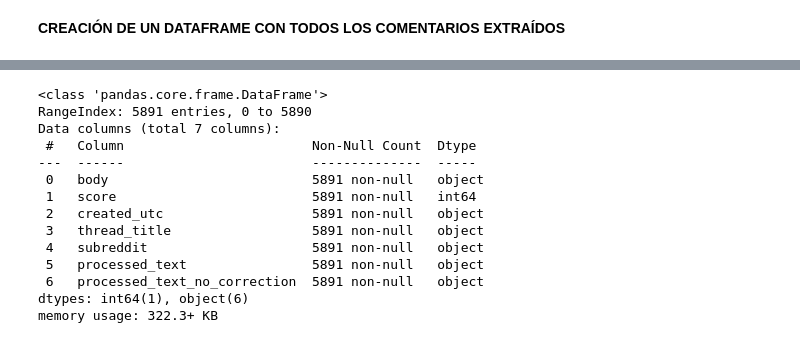
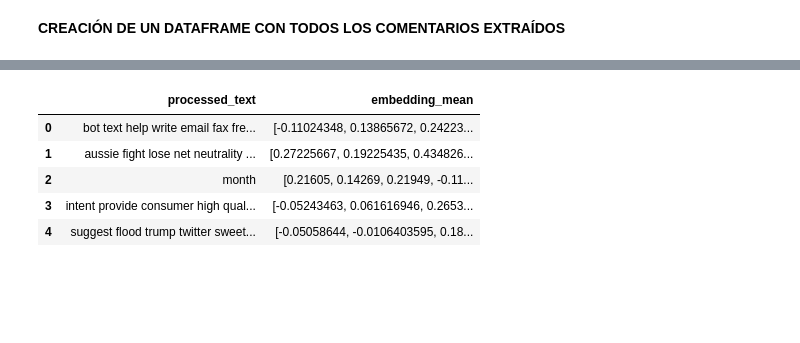
Before and after one commit to rubengilmartinez/NLP-Reddit-Project, a Jupyter notebook: NLP_application.ipynb, the cells around one changed output, grey strips where cells are left out. Drawn from its saved outputs; the diff is of its cells as text; code cells hidden in the pictures; blank space fills up the shorter version.

```diff
--- a/NLP_application.ipynb
+++ b/NLP_application.ipynb
@@ -356,19 +350,2 @@ The biggest enemy of Hamas, as an authoritarian political organization, isn't Is
-# %%
-df_comments.info()
-# %% [output]
-<class 'pandas.core.frame.DataFrame'>
-RangeIndex: 5891 entries, 0 to 5890
-Data columns (total 7 columns):
- #   Column                        Non-Null Count  Dtype
----  ------                        --------------  -----
- 0   body                          5891 non-null   object
- 1   score                         5891 non-null   int64
- 2   created_utc                   5891 non-null   object
- 3   thread_title                  5891 non-null   object
- 4   subreddit                     5891 non-null   object
- 5   processed_text                5891 non-null   object
- 6   processed_text_no_correction  5891 non-null   object
-dtypes: int64(1), object(6)
-memory usage: 322.3+ KB
 # %%
 df_comments.to_csv('datasets/comments_data.csv', index=False, header=True, encoding='utf-8')
@@ -374,0 +355,21 @@ df_comments.to_csv('datasets/comments_data.csv', index=False, header=True, encod
+# %%
+# Función para obtener el promedio de embeddings de las palabras del texto
+def get_mean_embedding(text):
+    vectors = [model[word] for word in text.split() if word in model]
+    if vectors:
+        return np.mean(vectors, axis=0)
+    else:
+        return np.nan  # o np.zeros(50) si prefieres un vector nulo
+
+# Aplicamos la función a la columna del DataFrame
+df_comments["embedding_mean"] = df_comments["processed_text"].apply(get_mean_embedding)
+
+# Mostramos los primeros resultados
+df_comments[["processed_text", "embedding_mean"]].head()
+# %% [output]
+|  | processed_text | embedding_mean |
+| 0 | bot text help write email fax fre... | [-0.11024348, 0.13865672, 0.24223... |
+| 1 | aussie fight lose net neutrality ... | [0.27225667, 0.19225435, 0.434826... |
+| 2 | month | [0.21605, 0.14269, 0.21949, -0.11... |
+| 3 | intent provide consumer high qual... | [-0.05243463, 0.061616946, 0.2653... |
+| 4 | suggest flood trump twitter sweet... | [-0.05058644, -0.0106403595, 0.18... |
```
Also changed, not shown: parts of 10 cells of this notebook.
